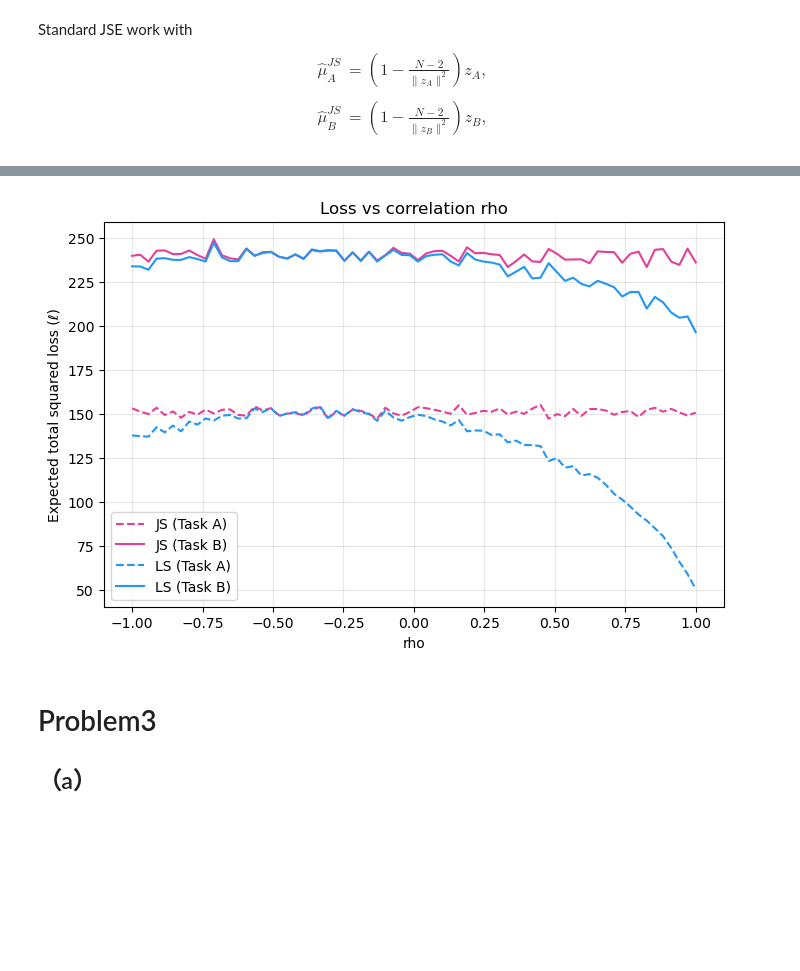
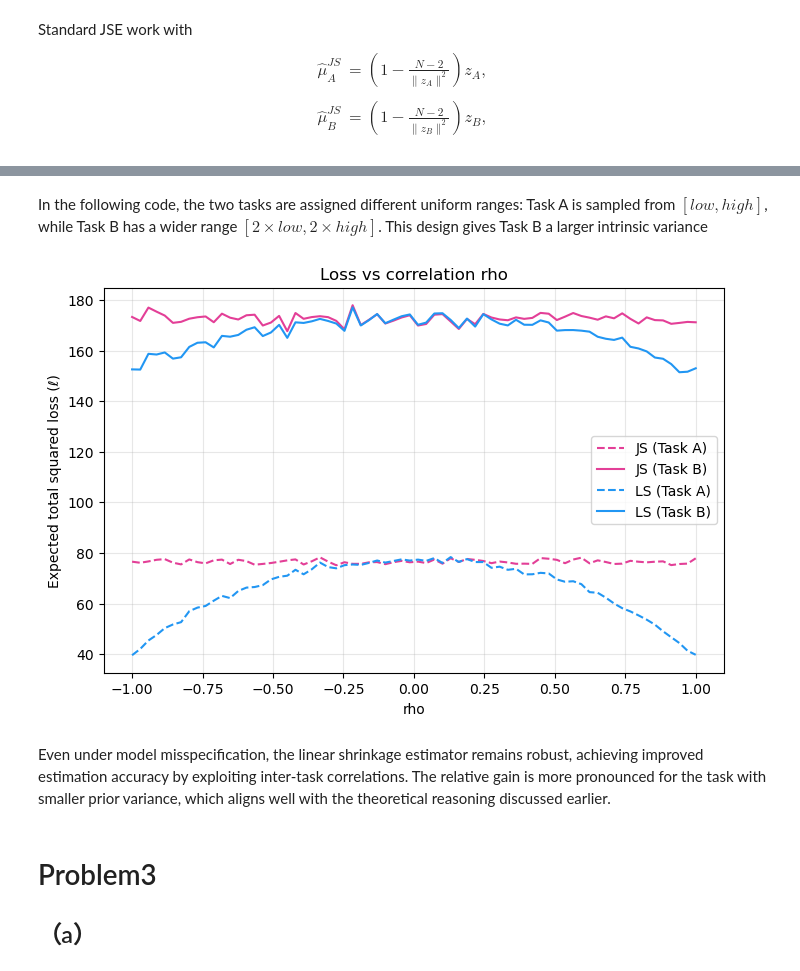
Before and after one commit to Revelyn-Jing/HKUST-MATH-5472, a Jupyter notebook: Assignment-2/Problem.ipynb, the cells around one changed output, grey strips where cells are left out. Cells and saved outputs as stored; diff of their text form; code cells hidden in the pictures; blank space fills up the shorter version.

```diff
--- a/Assignment-2/Problem.ipynb
+++ b/Assignment-2/Problem.ipynb
@@ -704,29 +697,6 @@ def sample_two_task_data(
     noise_std: float = 1.0,
     seed: int = None
 ) -> Dict[str, np.ndarray]:
-    """
-    Generate data for the two-task James–Stein extension.
-
-    Model:
-        [mu_A, mu_B]^T ~ N(0, Sigma),
-        z_A | mu_A ~ N(mu_A, noise_std^2),
-        z_B | mu_B ~ N(mu_B, noise_std^2),
-        for i = 1..N (i.i.d. across i).
-
-    Args
-    ----
-    N : number of coordinates/items per task.
-    sigma_A, sigma_B : prior std of mu_A, mu_B (marginals).
-    rho : correlation between mu_A and mu_B (must be in [-1, 1]).
-    noise_std : observation noise std (default 1.0).
-    seed : optional rng seed.
-
-    Returns
-    -------
-    dict with keys:
-        'mu_A', 'mu_B', 'Z_A', 'Z_B', 'Sigma'
-    each of shape (N,), except 'Sigma' is (2,2).
-    """
     if not -1.0 <= rho <= 1.0:
         raise ValueError("rho must be in [-1, 1].")
 
@@ -784,14 +757,18 @@ reps = 50                       # 每个 rho 重复次数
 
 loss_JS_A, loss_JS_B = [], []
 loss_LS_A, loss_LS_B = [], []
-
+sigmaa = 1
+sigmab = 2
+a = sigmaa**2
+b= sigmab**2
+N=500
 for rho in rhos:
     acc_JS_A = acc_JS_B = 0.0
     acc_LS_A = acc_LS_B = 0.0
 
     for r in range(reps):
         data = sample_two_task_data(
-            N=300, sigma_A=4.0, sigma_B=1.0, rho=rho, noise_std=1.0, seed=None
+            N=N, sigma_A=sigmaa, sigma_B=sigmab, rho=rho, noise_std=1.0, seed=None
         )
         zA, zB = data["Z_A"], data["Z_B"]
         Z = np.vstack([zA, zB])
@@ -901,3 +971,8 @@ why cheb = 8能够达到这么好的效果？
+# %% [markdown]
+In the following code, the two tasks are assigned different uniform ranges:
+Task A is sampled from $[low,high]$,
+while Task B has a wider range $[2×low,2×high]$.
+This design gives Task B a larger intrinsic variance
 # %%
 import numpy as np
 import scipy.stats as st
@@ -938,7 +1010,7 @@ def sample_two_task_data_uniform(
 import matplotlib.pyplot as plt
 
 rhos = np.linspace(-1, 1, 70)
-reps = 50                       # 每个 rho 重复次数
+reps = 50
 
 loss_JS_A, loss_JS_B = [], []
 loss_LS_A, loss_LS_B = [], []
@@ -949,7 +1021,7 @@ for rho in rhos:
 
     for r in range(reps):
         data = sample_two_task_data_uniform(
-            N=300, low=-2, high=1, noise_std=1.0, seed=None, rho=rho
+            N=300, low=-1, high=1, noise_std=1.0, seed=None, rho=rho
         )
         zA, zB = data["Z_A"], data["Z_B"]
         Z = np.vstack([zA, zB])
@@ -963,38 +1035,43 @@ for rho in rhos:
         acc_JS_B += np.sum((muB_hat_JS - muB_true)**2)
 
         # --- Linear Shrinkage ---
         MU_hat_LS, W, Sigma_hat = linear_shrinkage_mu(Z, noise_var=1.0, ridge=1e-8)
         muA_hat_LS, muB_hat_LS = MU_hat_LS[0], MU_hat_LS[1]
 
         acc_LS_A += np.sum((muA_hat_LS - muA_true)**2)
         acc_LS_B += np.sum((muB_hat_LS - muB_true)**2)
 
-    # 平均
+
     loss_JS_A.append(acc_JS_A / reps)
     loss_JS_B.append(acc_JS_B / reps)
     loss_LS_A.append(acc_LS_A / reps)
     loss_LS_B.append(acc_LS_B / reps)
 
-# ----- 作图 -----
+
 
 plt.figure(figsize=(8,5))
 
-# JSE: 粉色
+# JSE:
 plt.plot(rhos, loss_JS_A, color="#e33f97", linestyle="--", label="JS (Task A)")
 plt.plot(rhos, loss_JS_B, color="#e33f97", linestyle="-",  label="JS (Task B)")
 
-# LS: 蓝色
+# LS:
 plt.plot(rhos, loss_LS_A, color="#2196f3", linestyle="--", label="LS (Task A)")
 plt.plot(rhos, loss_LS_B, color="#2196f3", linestyle="-",  label="LS (Task B)")
 
 plt.xlabel("rho")
 plt.ylabel("Expected total squared loss (ℓ)")
 plt.title("Loss vs correlation rho")
 plt.legend()
 plt.grid(alpha=0.3)
 plt.show()
 # %% [output]
-[figure, old version]
+[figure, new version]
+# %% [markdown]
+Even under model misspecification, the linear shrinkage estimator remains robust,
+achieving improved estimation accuracy by exploiting inter-task correlations.
+The relative gain is more pronounced for the task with smaller prior variance,
+which aligns well with the theoretical reasoning discussed earlier.
 # %% [markdown]
 # Problem3
 ## （a）
```
Also changed, not shown: parts of 53 cells of this notebook.
